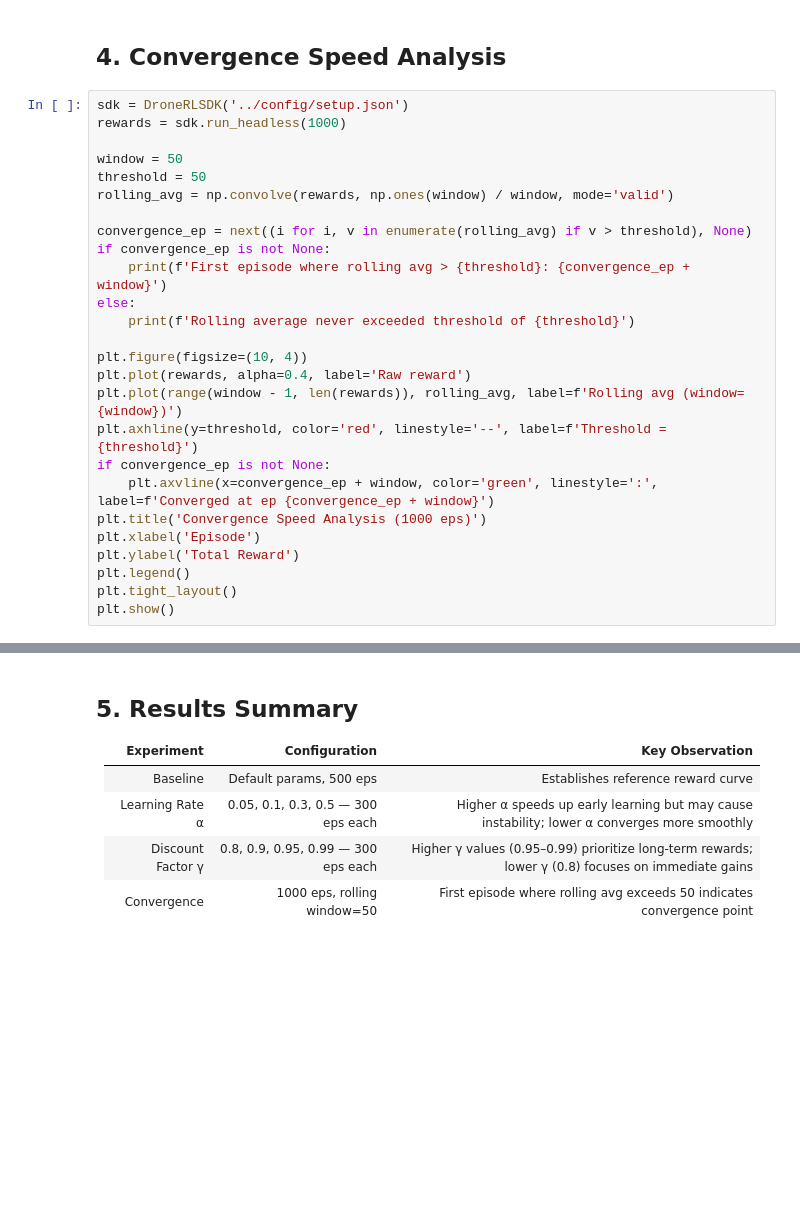
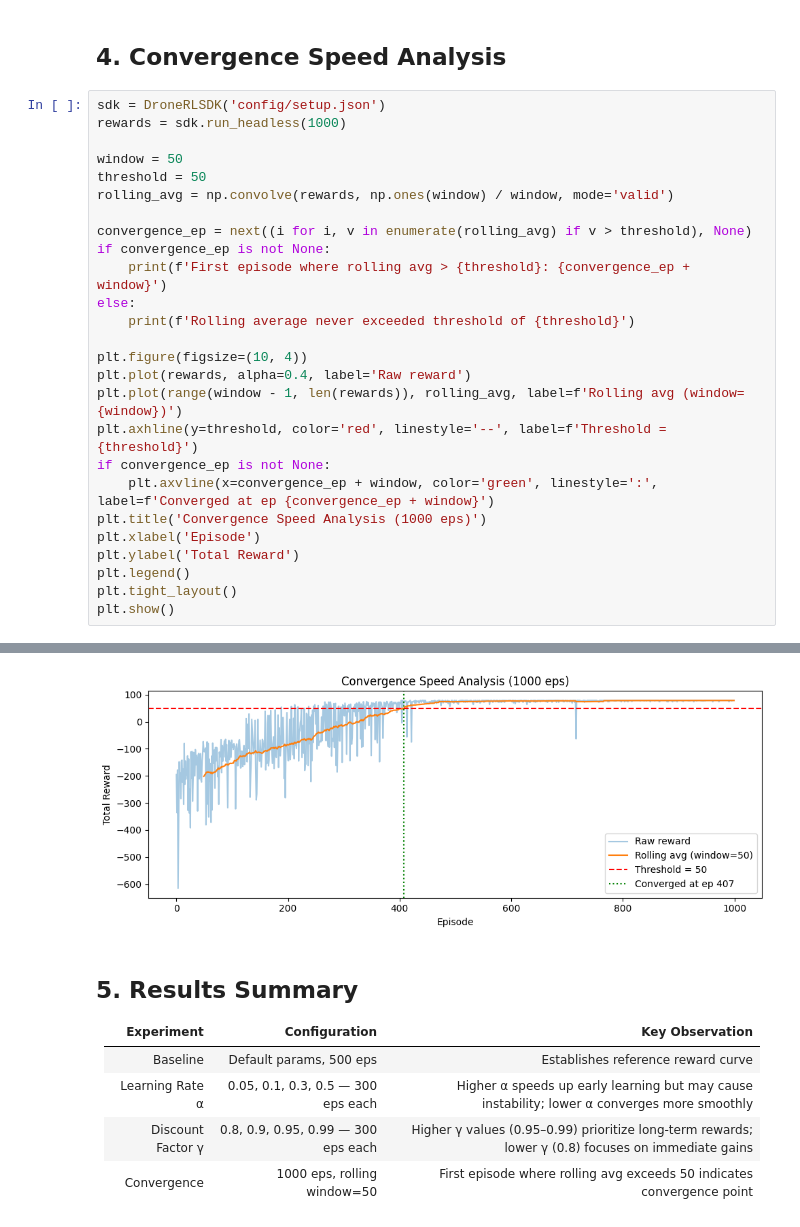
Before and after one commit to hodayakashh/dronerl, a Jupyter notebook: notebooks/analysis.ipynb, the cells around one changed output, grey strips where cells are left out. Drawn from its saved outputs; the diff is of its cells as text; blank space fills up the shorter version.

```diff
--- a/notebooks/analysis.ipynb
+++ b/notebooks/analysis.ipynb
@@ -60,7 +117,7 @@ plt.show()
 # %% [markdown]
 ## 4. Convergence Speed Analysis
 # %%
-sdk = DroneRLSDK('../config/setup.json')
+sdk = DroneRLSDK('config/setup.json')
 rewards = sdk.run_headless(1000)
 
 window = 50
@@ -85,3 +142,4 @@ plt.ylabel('Total Reward')
 plt.legend()
 plt.tight_layout()
 plt.show()
+# %% [output]
@@ -88,3 +159,4 @@ plt.show()
+[figure, added]
 # %% [markdown]
 ## 5. Results Summary
 
```
Also changed, not shown: parts of 5 cells of this notebook.
